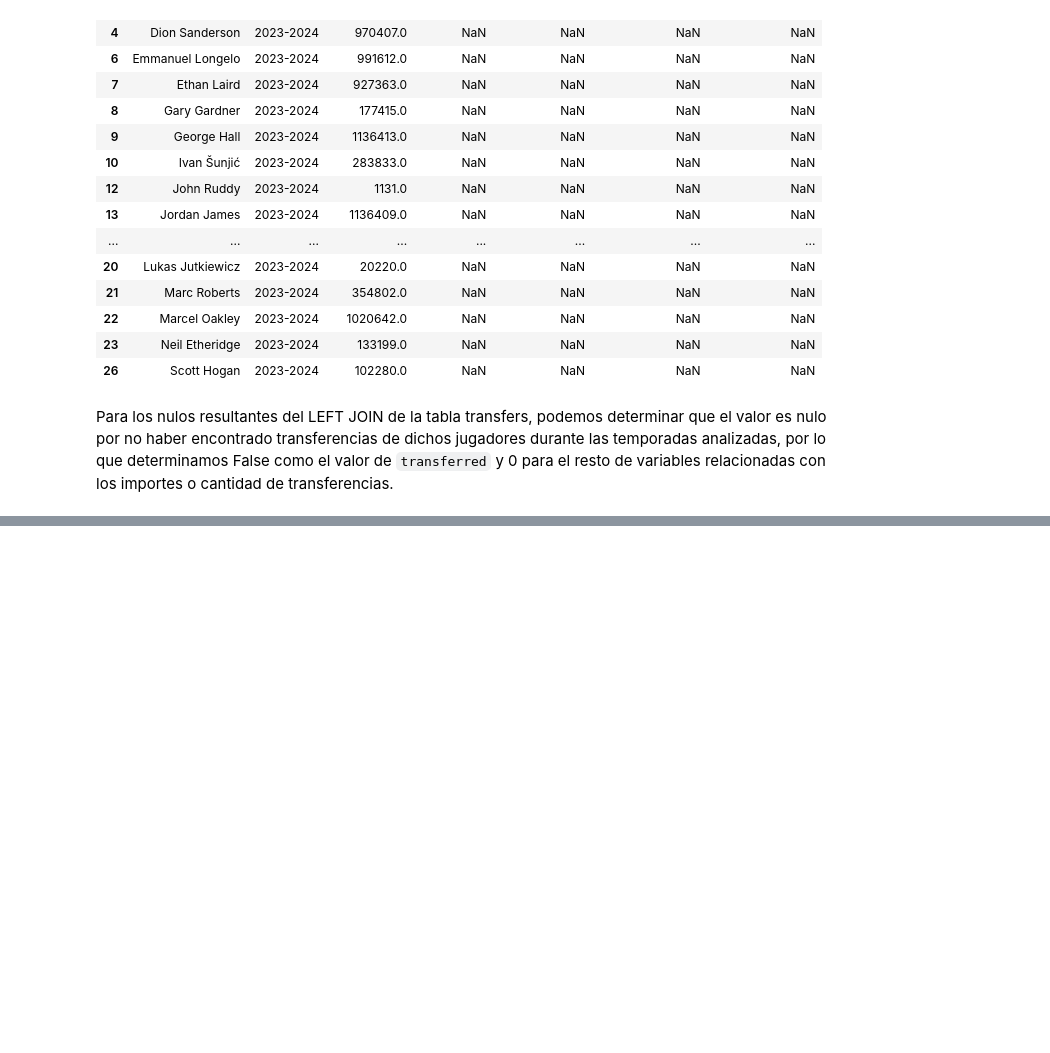
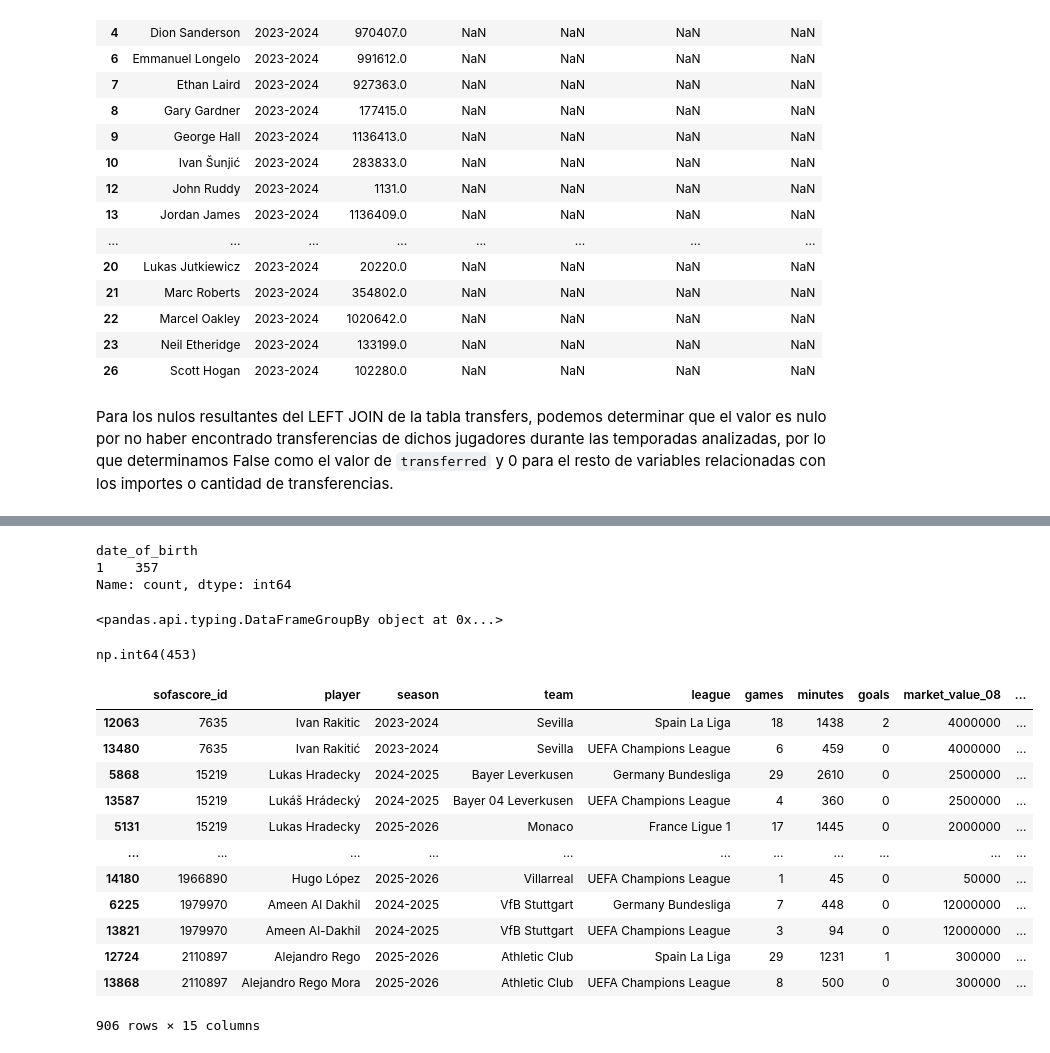
Before and after one commit to willwalker7/football-recruitment-analytics, a Jupyter notebook: notebooks/data_preprocessing.ipynb, the cells around one changed output, grey strips where cells are left out. Cells and saved outputs as stored; diff of their text form; code cells hidden in the pictures; blank space fills up the shorter version.

Commit message:
update1: master_dataset

```diff
--- a/notebooks/data_preprocessing.ipynb
+++ b/notebooks/data_preprocessing.ipynb
@@ -2583,0 +2907,2 @@ master_dataset.to_parquet(
+# %%
+master_dataset["sofascore_id"] = master_dataset["sofascore_id"].astype("Int64")
@@ -2583,0 +2913,12 @@ master_dataset.to_parquet(
+# %%
+master_dataset["birth_year"] = master_dataset["birth_year"].astype("Int64")
+# %%
+transfer_cols = [
+    "transfer_count",
+    "transfer_fee_total",
+    "transfer_fee_max"
+]
+
+master_dataset[transfer_cols].apply(
+    lambda col: col.dropna().apply(float.is_integer).all()
+)
@@ -2583,0 +2930,2 @@ master_dataset.to_parquet(
+# %%
+master_dataset[transfer_cols] = master_dataset[transfer_cols].astype("Int64")
@@ -2583,0 +3182,61 @@ master_dataset.to_parquet(
+# %%
+master_dataset[
+    master_dataset["sofascore_id"].isin(ambiguous_ids)
+].groupby("sofascore_id")["date_of_birth"].nunique().value_counts()
+# %% [output]
+date_of_birth
+1    357
+Name: count, dtype: int64
+# %%
+master_dataset[
+    master_dataset[["sofascore_id", "season"]].isin(ambiguous_ids)
+].groupby("sofascore_id")[["date_of_birth", "season"]]
+# %% [output]
+<pandas.api.typing.DataFrameGroupBy object at 0x...>
+# %%
+master_dataset.duplicated(
+    subset=["sofascore_id", "season"]
+).sum()
+# %% [output]
+np.int64(453)
+# %%
+duplicates = master_dataset[
+    master_dataset.duplicated(
+        subset=["sofascore_id", "season"],
+        keep=False
+    )
+].sort_values(["sofascore_id", "season"])
+
+duplicates[
+    [
+        "sofascore_id",
+        "player",
+        "season",
+        "team",
+        "league",
+        "games",
+        "minutes",
+        "goals",
+        "market_value_08",
+        "market_value_09",
+        "market_value_10",
+        "market_value_11",
+        "market_value_12",
+        "transferred",
+        "transfer_count"
+    ]
+]
+# %% [output]
+|  | sofascore_id | player | season | team | league | games | minutes | goals | market_value_08 | ... |
+| 12063 | 7635 | Ivan Rakitic | 2023-2024 | Sevilla | Spain La Liga | 18 | 1438 | 2 | 4000000 | ... |
+| 13480 | 7635 | Ivan Rakitić | 2023-2024 | Sevilla | UEFA Champions League | 6 | 459 | 0 | 4000000 | ... |
+| 5868 | 15219 | Lukas Hradecky | 2024-2025 | Bayer Leverkusen | Germany Bundesliga | 29 | 2610 | 0 | 2500000 | ... |
+| 13587 | 15219 | Lukáš Hrádecký | 2024-2025 | Bayer 04 Leverkusen | UEFA Champions League | 4 | 360 | 0 | 2500000 | ... |
+| 5131 | 15219 | Lukas Hradecky | 2025-2026 | Monaco | France Ligue 1 | 17 | 1445 | 0 | 2000000 | ... |
+| ... | ... | ... | ... | ... | ... | ... | ... | ... | ... | ... |
+| 14180 | 1966890 | Hugo López | 2025-2026 | Villarreal | UEFA Champions League | 1 | 45 | 0 | 50000 | ... |
+| 6225 | 1979970 | Ameen Al Dakhil | 2024-2025 | VfB Stuttgart | Germany Bundesliga | 7 | 448 | 0 | 12000000 | ... |
+| 13821 | 1979970 | Ameen Al-Dakhil | 2024-2025 | VfB Stuttgart | UEFA Champions League | 3 | 94 | 0 | 12000000 | ... |
+| 12724 | 2110897 | Alejandro Rego | 2025-2026 | Athletic Club | Spain La Liga | 29 | 1231 | 1 | 300000 | ... |
+| 13868 | 2110897 | Alejandro Rego Mora | 2025-2026 | Athletic Club | UEFA Champions League | 8 | 500 | 0 | 300000 | ... |
+906 rows × 15 columns
```
Also changed, not shown: parts of 97 cells of this notebook, 1 other file.
